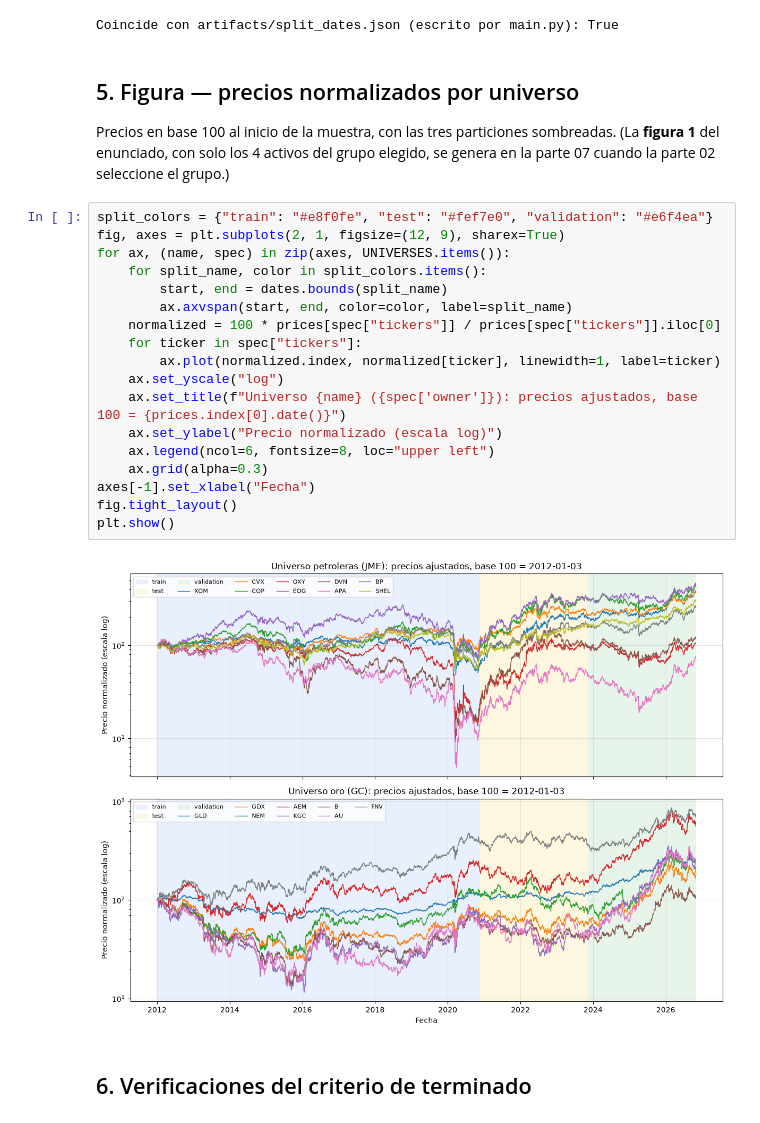
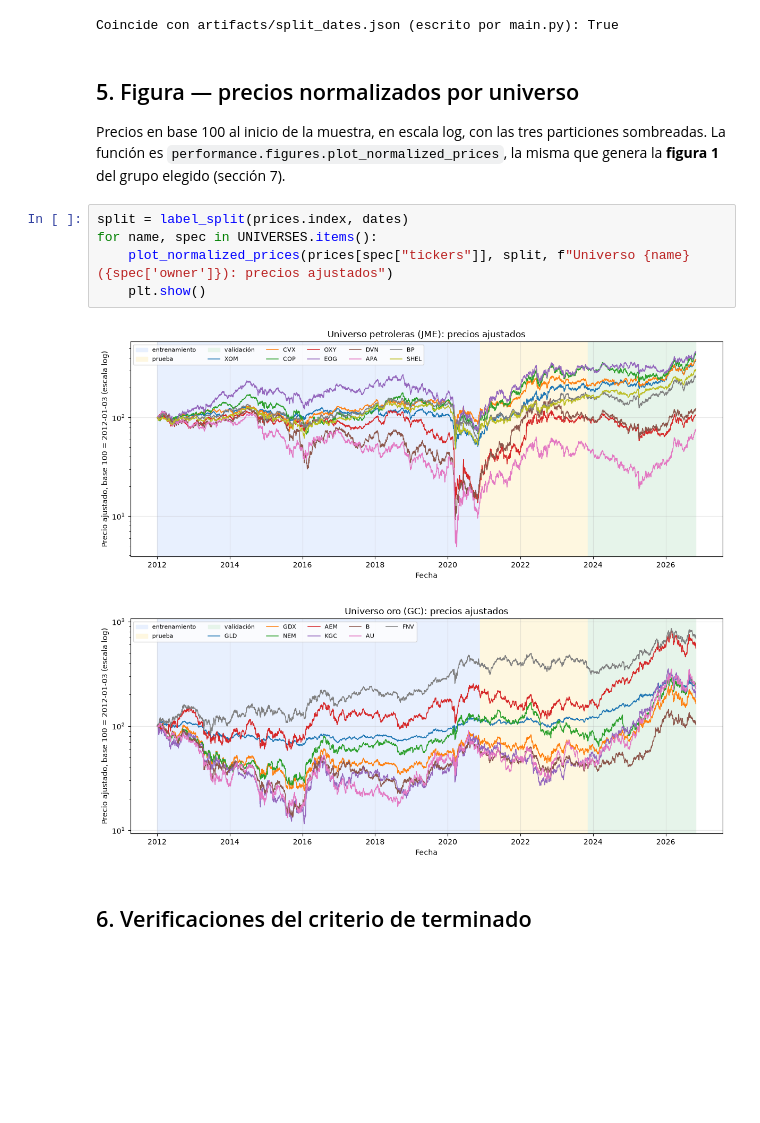
Before and after one commit to GonzaloCanoP/Lab03_MyST_Equipo6, a Jupyter notebook: notebooks/01_datos.ipynb, the cells around one changed output. Cells and saved outputs as stored; diff of their text form; blank space fills up the shorter version.

```diff
--- a/notebooks/01_datos.ipynb
+++ b/notebooks/01_datos.ipynb
@@ -186,28 +187,16 @@ Coincide con artifacts/split_dates.json (escrito por main.py): True
 # %% [markdown]
 ## 5. Figura — precios normalizados por universo
 
-Precios en base 100 al inicio de la muestra, con las tres particiones sombreadas. (La **figura 1** del enunciado,
-con solo los 4 activos del grupo elegido, se genera en la parte 07 cuando la parte 02 seleccione el grupo.)
+Precios en base 100 al inicio de la muestra, en escala log, con las tres particiones sombreadas. La función es
+`performance.figures.plot_normalized_prices`, la misma que genera la **figura 1** del grupo elegido (sección 7).
 # %%
-split_colors = {"train": "#e8f0fe", "test": "#fef7e0", "validation": "#e6f4ea"}
-fig, axes = plt.subplots(2, 1, figsize=(12, 9), sharex=True)
-for ax, (name, spec) in zip(axes, UNIVERSES.items()):
-    for split_name, color in split_colors.items():
-        start, end = dates.bounds(split_name)
-        ax.axvspan(start, end, color=color, label=split_name)
-    normalized = 100 * prices[spec["tickers"]] / prices[spec["tickers"]].iloc[0]
-    for ticker in spec["tickers"]:
-        ax.plot(normalized.index, normalized[ticker], linewidth=1, label=ticker)
-    ax.set_yscale("log")
-    ax.set_title(f"Universo {name} ({spec['owner']}): precios ajustados, base 100 = {prices.index[0].date()}")
-    ax.set_ylabel("Precio normalizado (escala log)")
-    ax.legend(ncol=6, fontsize=8, loc="upper left")
-    ax.grid(alpha=0.3)
-axes[-1].set_xlabel("Fecha")
-fig.tight_layout()
-plt.show()
+split = label_split(prices.index, dates)
+for name, spec in UNIVERSES.items():
+    plot_normalized_prices(prices[spec["tickers"]], split, f"Universo {name} ({spec['owner']}): precios ajustados")
+    plt.show()
 # %% [output]
-[figure, old version]
+[figure, new version]
+[figure, added]
 # %% [markdown]
 ## 6. Verificaciones del criterio de terminado
 # %%
```
Also changed, not shown: parts of 5 cells of this notebook, 9 other files.
